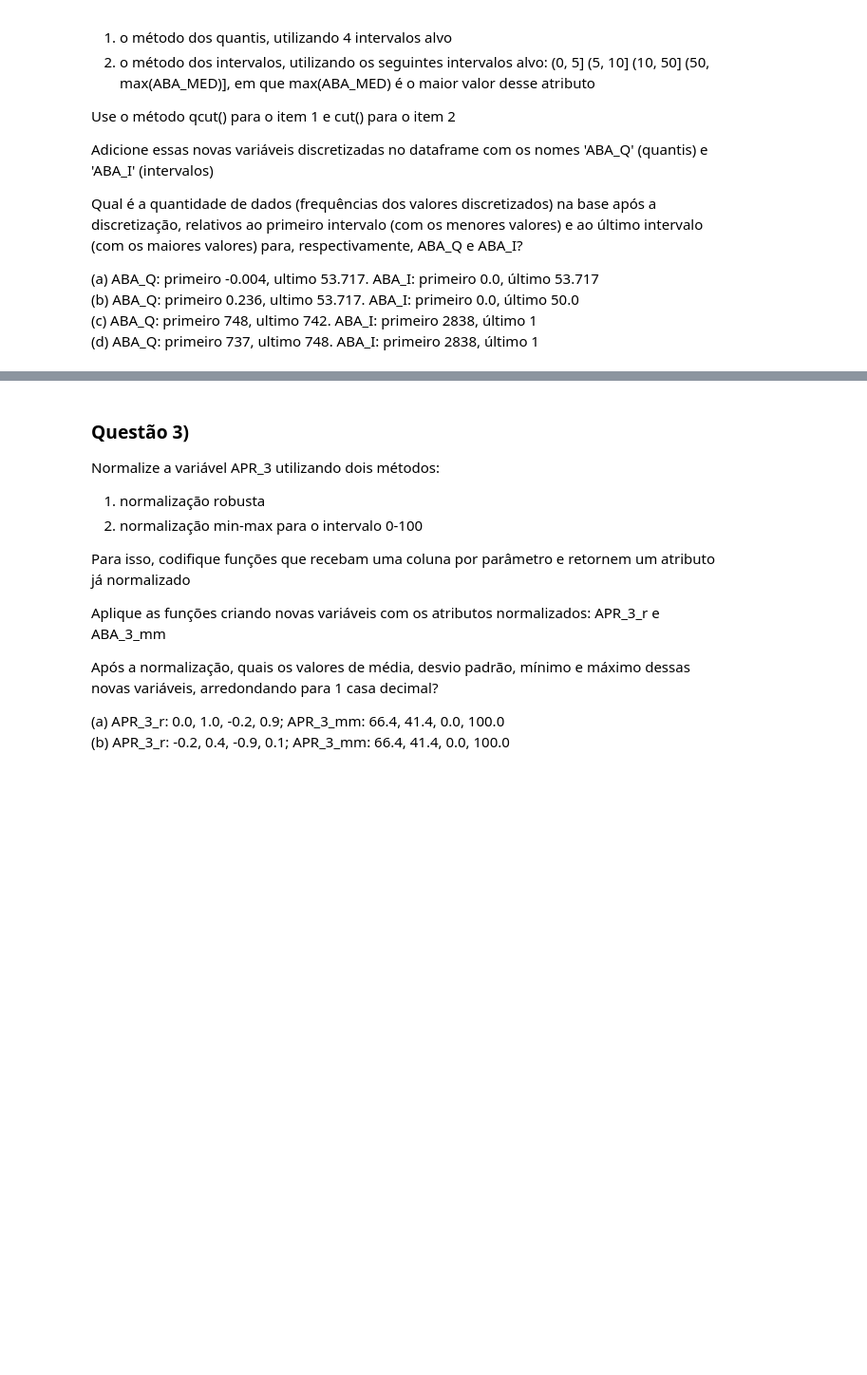
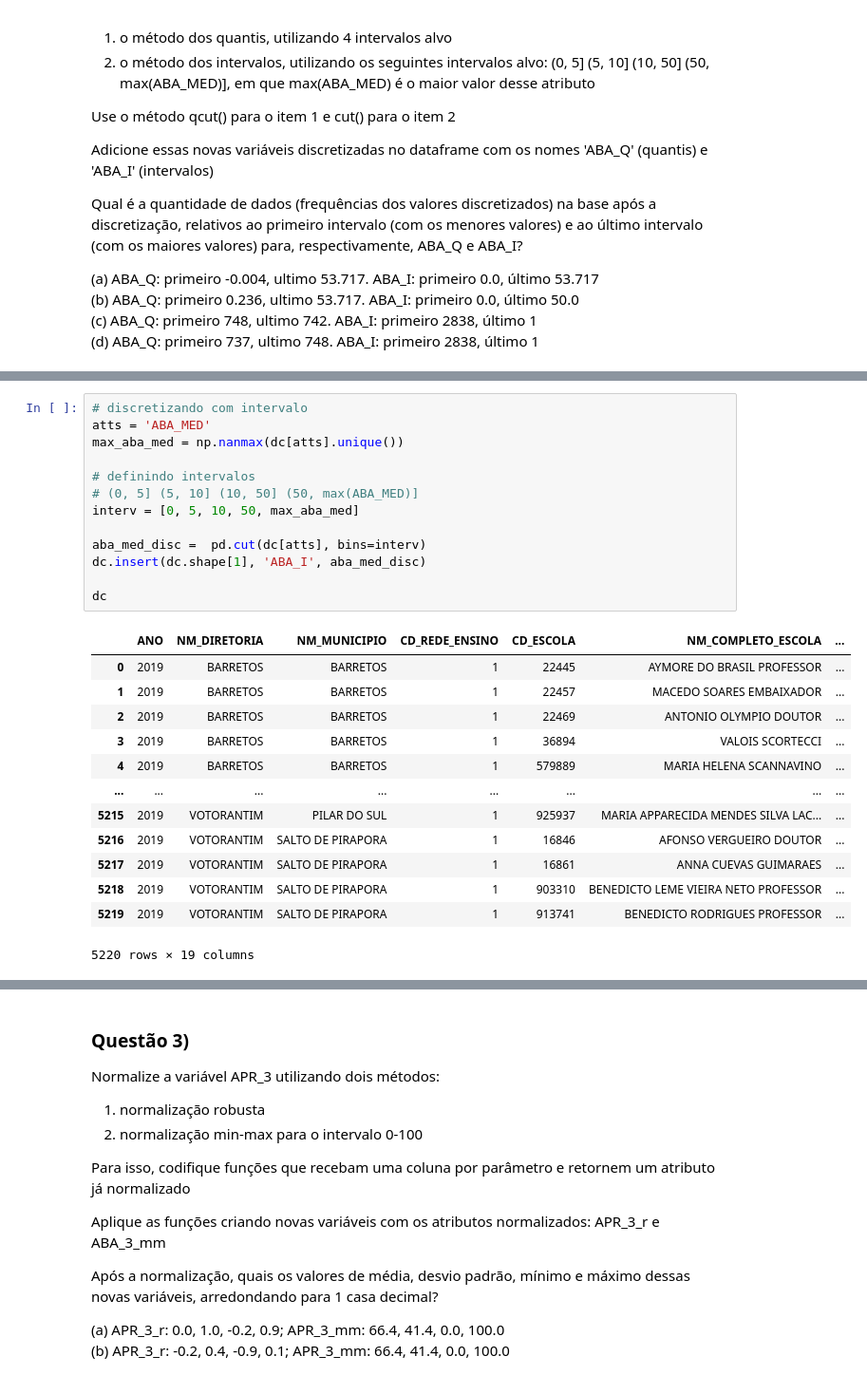
Before and after one commit to jpducatti/mba_data_science_usp, a Jupyter notebook: captura_tratamento_dados/modulo_3/TACTD-03-Avaliacao.ipynb, the cells around one changed output, grey strips where cells are left out. Shown: that part at 95% size. Drawn from its saved outputs; the diff is of its cells as text; blank space fills up the shorter version.

```diff
--- a/captura_tratamento_dados/modulo_3/TACTD-03-Avaliacao.ipynb
+++ b/captura_tratamento_dados/modulo_3/TACTD-03-Avaliacao.ipynb
@@ -97,0 +133,27 @@ dc = pd.read_csv("./dados/FLUXO_ESCOLAR_ESCOLA.csv", sep=',')
+# %%
+# discretizando com intervalo
+atts = 'ABA_MED'
+max_aba_med = np.nanmax(dc[atts].unique())
+
+# definindo intervalos
+# (0, 5] (5, 10] (10, 50] (50, max(ABA_MED)]
+interv = [0, 5, 10, 50, max_aba_med]
+
+aba_med_disc =  pd.cut(dc[atts], bins=interv)
+dc.insert(dc.shape[1], 'ABA_I', aba_med_disc)
+
+dc
+# %% [output]
+|  | ANO | NM_DIRETORIA | NM_MUNICIPIO | CD_REDE_ENSINO | CD_ESCOLA | NM_COMPLETO_ESCOLA | ... |
+| 0 | 2019 | BARRETOS | BARRETOS | 1 | 22445 | AYMORE DO BRASIL PROFESSOR | ... |
+| 1 | 2019 | BARRETOS | BARRETOS | 1 | 22457 | MACEDO SOARES EMBAIXADOR | ... |
+| 2 | 2019 | BARRETOS | BARRETOS | 1 | 22469 | ANTONIO OLYMPIO DOUTOR | ... |
+| 3 | 2019 | BARRETOS | BARRETOS | 1 | 36894 | VALOIS SCORTECCI | ... |
+| 4 | 2019 | BARRETOS | BARRETOS | 1 | 579889 | MARIA HELENA SCANNAVINO | ... |
+| ... | ... | ... | ... | ... | ... | ... | ... |
+| 5215 | 2019 | VOTORANTIM | PILAR DO SUL | 1 | 925937 | MARIA APPARECIDA MENDES SILVA LAC... | ... |
+| 5216 | 2019 | VOTORANTIM | SALTO DE PIRAPORA | 1 | 16846 | AFONSO VERGUEIRO DOUTOR | ... |
+| 5217 | 2019 | VOTORANTIM | SALTO DE PIRAPORA | 1 | 16861 | ANNA CUEVAS GUIMARAES | ... |
+| 5218 | 2019 | VOTORANTIM | SALTO DE PIRAPORA | 1 | 903310 | BENEDICTO LEME VIEIRA NETO PROFESSOR | ... |
+| 5219 | 2019 | VOTORANTIM | SALTO DE PIRAPORA | 1 | 913741 | BENEDICTO RODRIGUES PROFESSOR | ... |
+5220 rows × 19 columns
```
Also changed, not shown: parts of 9 cells of this notebook, 3 other files.
